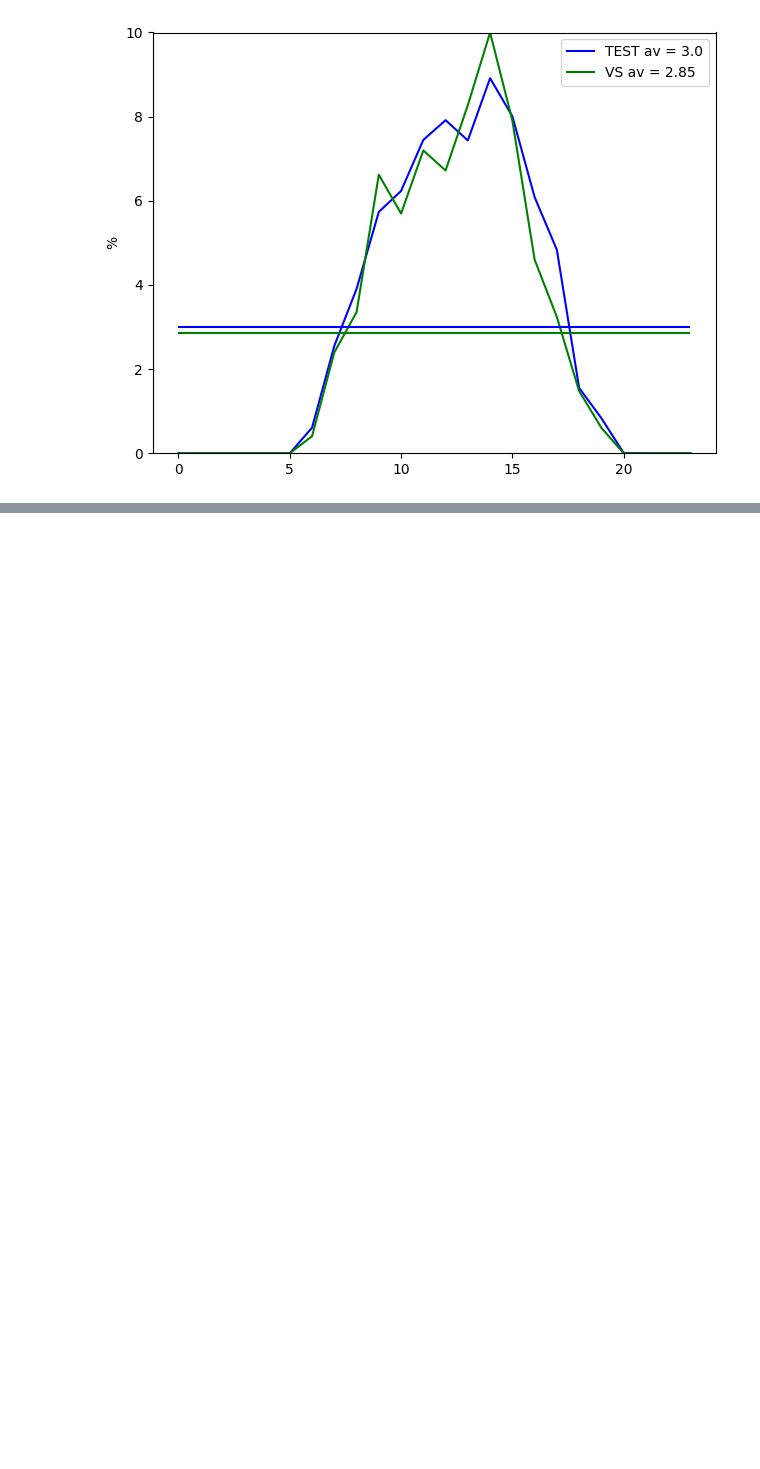
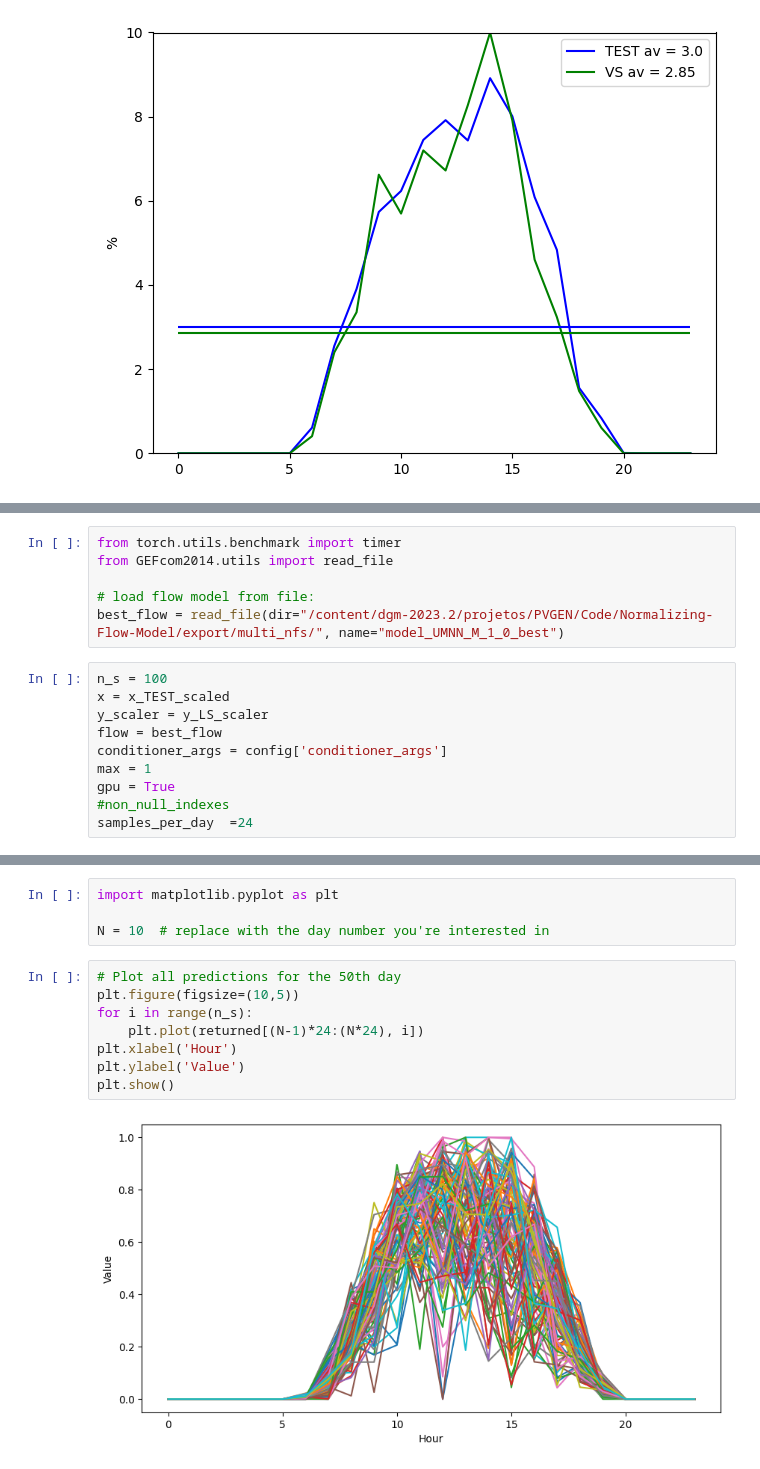
Before and after one commit to teaching-FEEC/dgm-2023.2, a Jupyter notebook: projetos/PVGEN/Code/Normalizing-Flow-Model/Notebook_Normalizing_Flow_PV_Model.ipynb, the cells around one changed output, grey strips where cells are left out. Drawn from its saved outputs; the diff is of its cells as text; blank space fills up the shorter version.

```diff
--- a/projetos/PVGEN/Code/Normalizing-Flow-Model/Notebook_Normalizing_Flow_PV_Model.ipynb
+++ b/projetos/PVGEN/Code/Normalizing-Flow-Model/Notebook_Normalizing_Flow_PV_Model.ipynb
@@ -279,0 +282,16 @@ CRPS TEST 3.00 VS 2.85
+# %%
+from torch.utils.benchmark import timer
+from GEFcom2014.utils import read_file
+
+# load flow model from file:
+best_flow = read_file(dir="/content/dgm-2023.2/projetos/PVGEN/Code/Normalizing-Flow-Model/export/multi_nfs/", name="model_UMNN_M_1_0_best")
+# %%
+n_s = 100
+x = x_TEST_scaled
+y_scaler = y_LS_scaler
+flow = best_flow
+conditioner_args = config['conditioner_args']
+max = 1
+gpu = True
+#non_null_indexes
+samples_per_day  =24
@@ -279,0 +347,14 @@ CRPS TEST 3.00 VS 2.85
+# %%
+import matplotlib.pyplot as plt
+
+N = 10  # replace with the day number you're interested in
+# %%
+# Plot all predictions for the 50th day
+plt.figure(figsize=(10,5))
+for i in range(n_s):
+    plt.plot(returned[(N-1)*24:(N*24), i])
+plt.xlabel('Hour')
+plt.ylabel('Value')
+plt.show()
+# %% [output]
+[figure, added]
```
Also changed, not shown: parts of 7 cells of this notebook.
